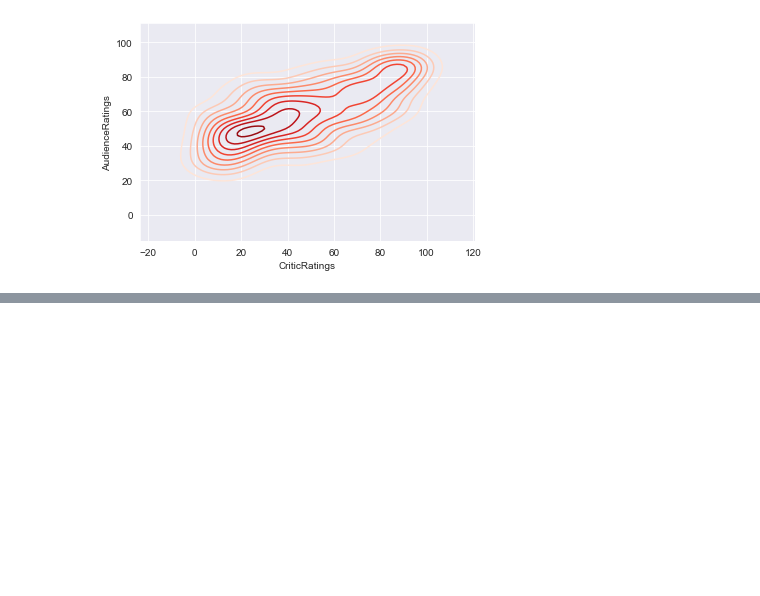
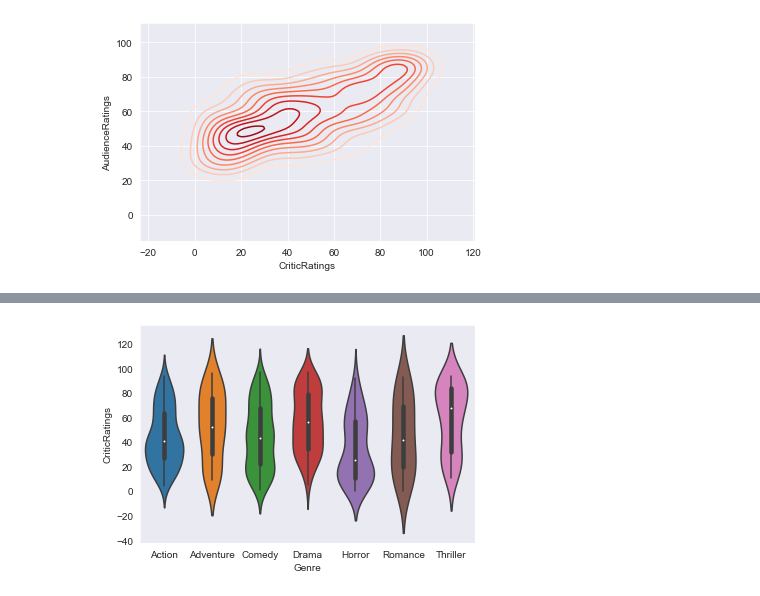
Before and after one commit to mostafaradwan1/data-visualization, a Jupyter notebook: seaborn/advanced visualization.ipynb, the cells around one changed output, grey strips where cells are left out. Cells and saved outputs as stored; diff of their text form; code cells hidden in the pictures; blank space fills up the shorter version.

```diff
--- a/seaborn/advanced visualization.ipynb
+++ b/seaborn/advanced visualization.ipynb
@@ -266,0 +280,5 @@ sns.kdeplot(data.CriticRatings,data.AudienceRatings,\
+# %%
+# violin plots
+z=sns.violinplot(data=data,x='Genre',y='CriticRatings')
+# %% [output]
+[figure, added]
```
Also changed, not shown: parts of 5 cells of this notebook.
